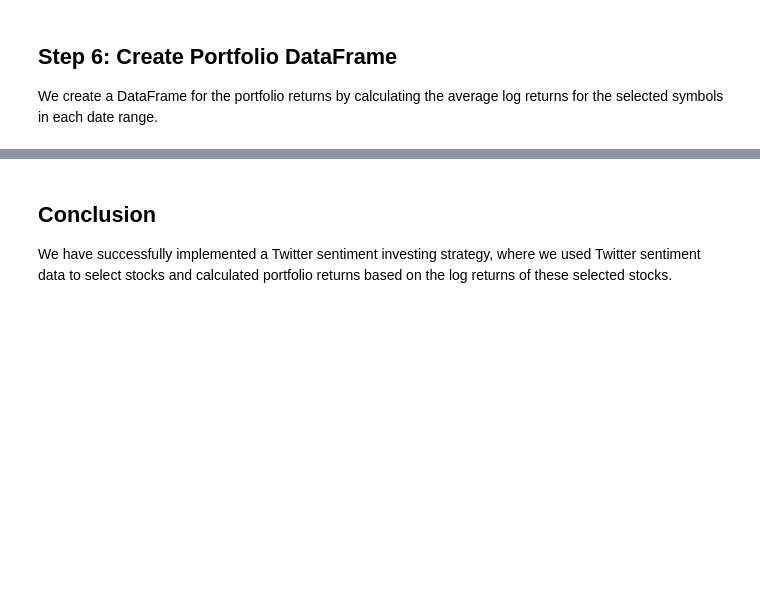
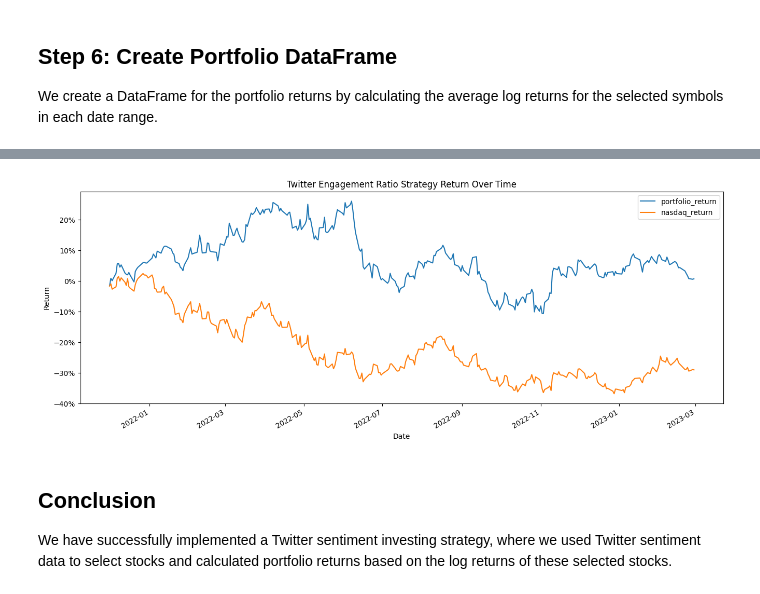
Before and after one commit to iampratyush4/Twitter_Sentiment_Portfolio_Trading, a Jupyter notebook: TwitterSentiment_final.ipynb, the cells around one changed output, grey strips where cells are left out. Cells and saved outputs as stored; diff of their text form; code cells hidden in the pictures; blank space fills up the shorter version.

```diff
--- a/TwitterSentiment_final.ipynb
+++ b/TwitterSentiment_final.ipynb
@@ -26,9 +26,10 @@ You should consider upgrading via the '/Library/Developer/CommandLineTools/usr/b
 Note: you may need to restart the kernel to use updated packages.
 # %%
 import pandas as pd
+import numpy as np
 
 # Load sentiment data
-sentiment_data_path = "/mnt/data/sentiment_data.csv"
+sentiment_data_path = "sentiment_data.csv"
 sentiment_df = pd.read_csv(sentiment_data_path)
 
 # Process sentiment data
@@ -143,0 +218,12 @@ print(portfolio_df)
+# %%
+qqq_df = yf.download(tickers='QQQ',
+                     start='2021-01-01',
+                     end='2023-03-01')
+
+qqq_ret = np.log(qqq_df['Adj Close']).diff().to_frame('nasdaq_return')
+
+portfolio_df = portfolio_df.merge(qqq_ret,
+                                  left_index=True,
+                                  right_index=True)
+
+portfolio_df
@@ -144,3 +246,19 @@ print(portfolio_df)
+# %%
+import matplotlib.pyplot as plt
+import matplotlib.ticker as mtick
+portfolios_cumulative_return = np.exp(np.log1p(portfolio_df).cumsum()).sub(1)
+
+portfolios_cumulative_return.plot(figsize=(16,6))
+
+plt.title('Twitter Engagement Ratio Strategy Return Over Time')
+
+plt.gca().yaxis.set_major_formatter(mtick.PercentFormatter(1))
+
+plt.ylabel('Return')
+
+plt.show()
+# %% [output]
+[figure, added]
 # %% [markdown]
 ## Conclusion
 We have successfully implemented a Twitter sentiment investing strategy, where we used Twitter sentiment data to select stocks and calculated portfolio returns based on the log returns of these selected stocks.
```
Also changed, not shown: parts of 7 cells of this notebook.
